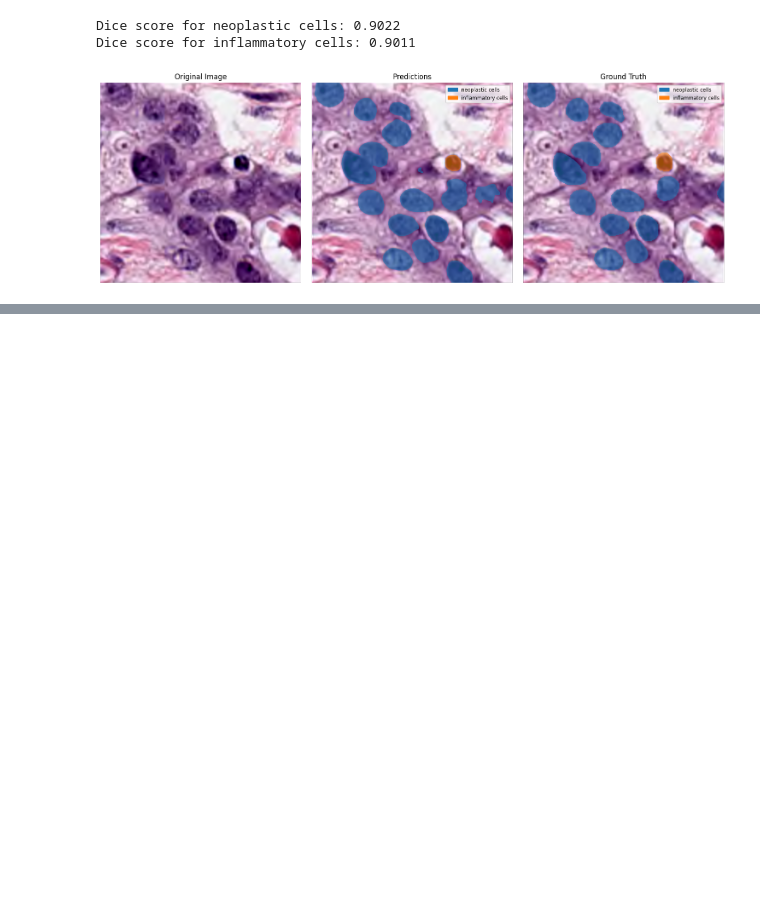
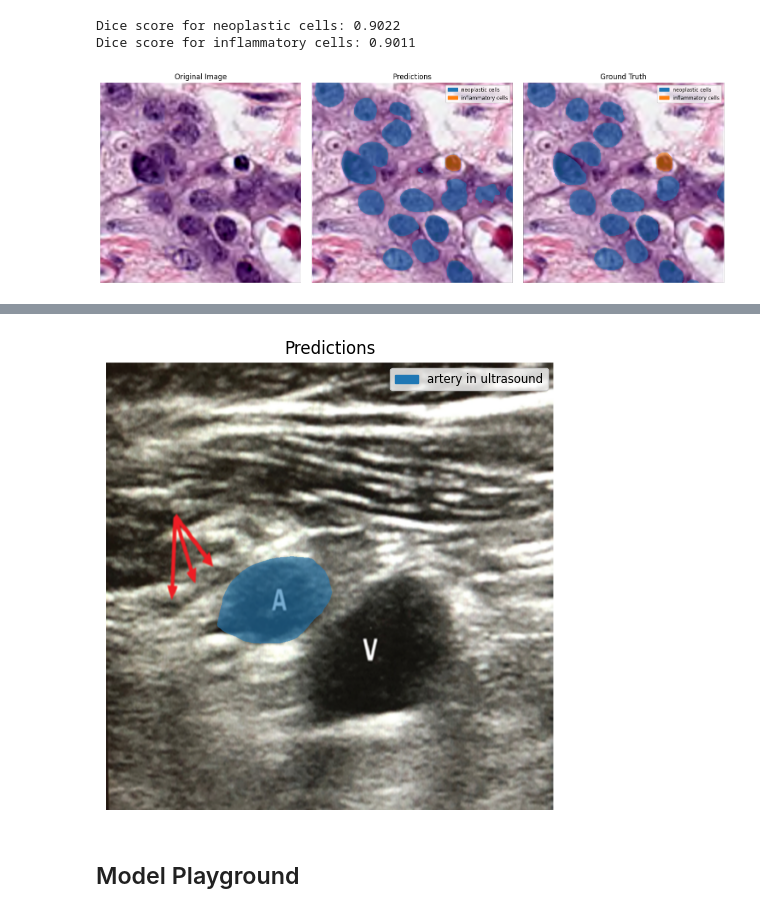
Before and after one commit to lior199707/BiomedParse, a Jupyter notebook: inference_colab_demo.ipynb, the cells around one changed output, grey strips where cells are left out. Saved outputs shown, nothing was run; the diff lists cells and outputs as text; code cells hidden in the pictures; blank space fills up the shorter version.

```diff
--- a/inference_colab_demo.ipynb
+++ b/inference_colab_demo.ipynb
@@ -211,0 +286,12 @@ plt.show()
+# %%
+# In the picture: A = artery, V = vein
+ARTERY_IMG_PATH = '../drive/MyDrive/Img/wire_images_video_1/artery_img_2.png'
+
+artery_image = Image.open(ARTERY_IMG_PATH).resize((1024,1024)).convert('RGB')
+prompts = ['artery in ultrasound']
+
+predict_and_show(prompts, artery_image)
+# %% [output]
+[figure, added]
+# %% [markdown]
+## Model Playground
```
Also changed, not shown: parts of 16 cells of this notebook.
